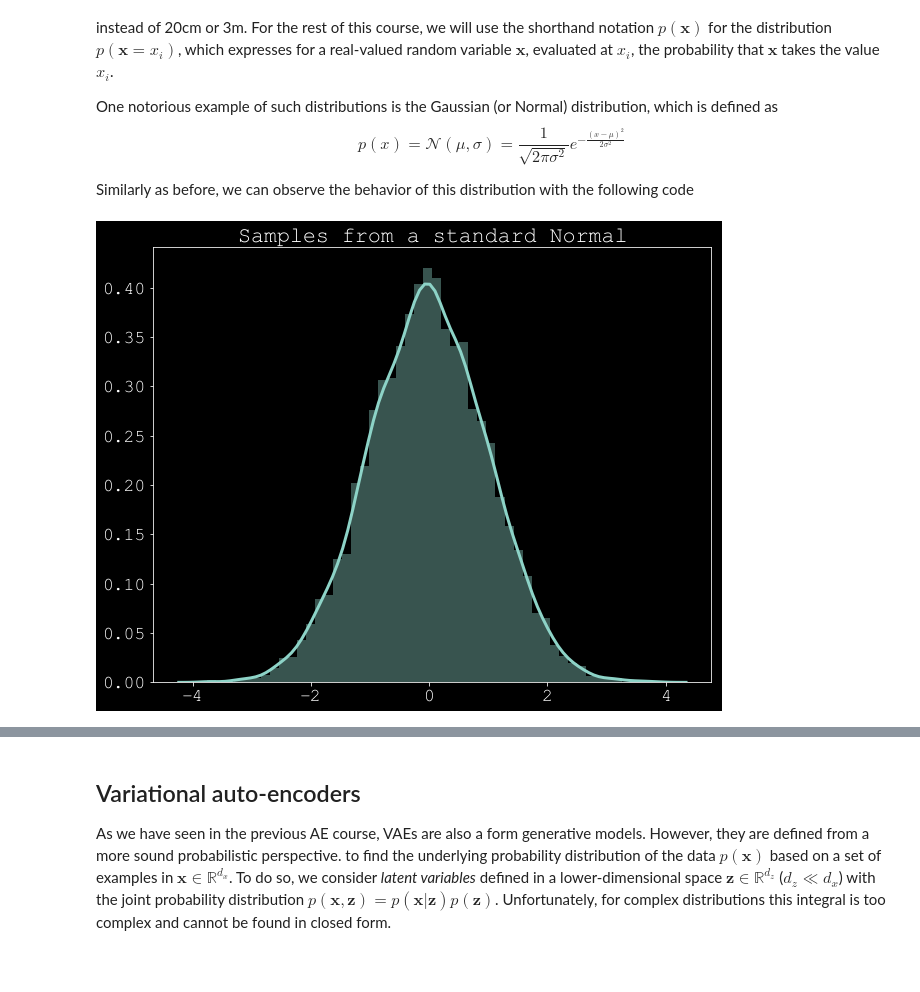
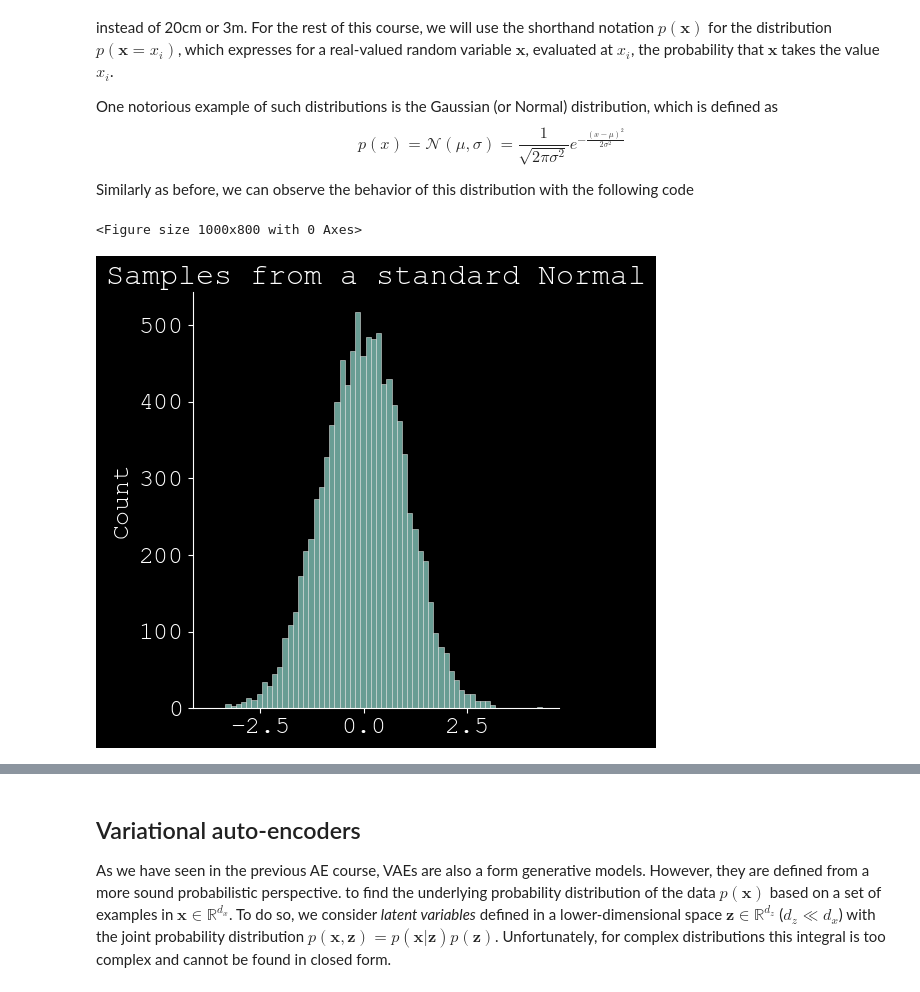
Before and after one commit to peladeaucome/atiam_ml, a Jupyter notebook: 10a_variational_auto_encoders.ipynb, the cells around one changed output, grey strips where cells are left out. Cells and saved outputs as stored; diff of their text form; code cells hidden in the pictures; blank space fills up the shorter version.

```diff
--- a/10a_variational_auto_encoders.ipynb
+++ b/10a_variational_auto_encoders.ipynb
@@ -85,12 +86,13 @@ Similarly as before, we can observe the behavior of this distribution with the f
 # %%
 normal = distrib.Normal(loc=0., scale=1.)
 samples = normal.sample((10000,))
 plt.figure(figsize=(10,8))
-sns.distplot(samples)
+sns.displot(samples)
 plt.title("Samples from a standard Normal")
 plt.show()
 # %% [output]
+<Figure size 1000x800 with 0 Axes>
-[figure, old version]
+[figure, new version]
 # %% [markdown]
 ### Comparing distributions (KL divergence)
 $
```
Also changed, not shown: parts of 5 cells of this notebook, 1 other file.
